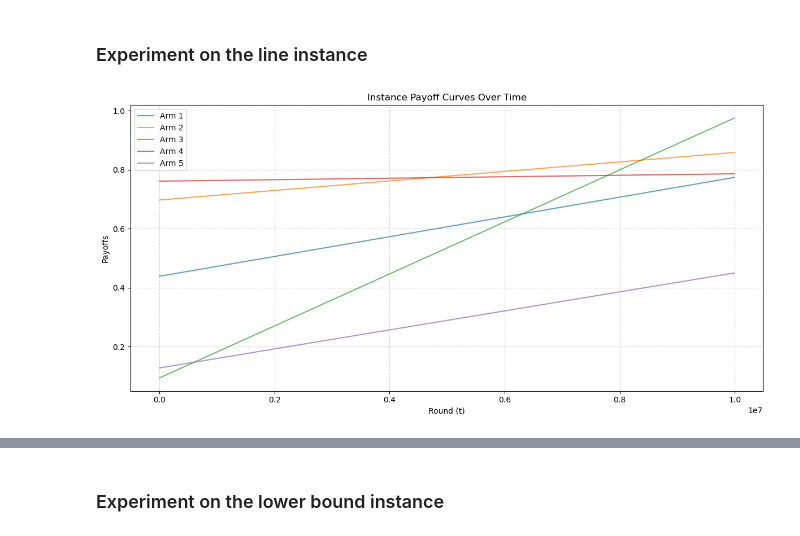
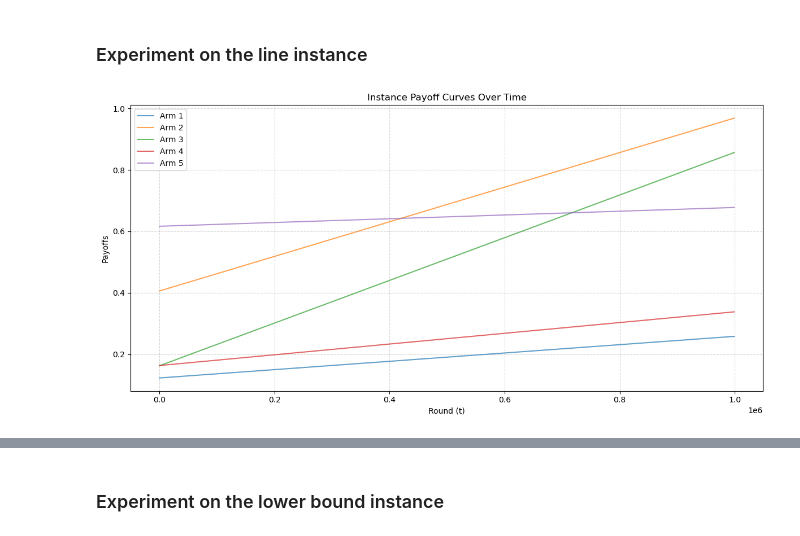
Before and after one commit to m1gwings/rcbealpha-experiments, a Jupyter notebook: bealpha-experiments.ipynb, the cells around one changed output, grey strips where cells are left out. Saved outputs shown, nothing was run; the diff lists cells and outputs as text; code cells hidden in the pictures.

```diff
--- a/bealpha-experiments.ipynb
+++ b/bealpha-experiments.ipynb
@@ -601,22 +601,22 @@ plot_comparison(results_stat_instance)
 ### Experiment on the line instance
 # %%
 K = 5
-T = 10000000
-SIGMA = 0.01
-N_RUNS = 2
-SEED = 42
+T = 1000000
+SIGMA = 0.1
+N_RUNS = 3
+SEED = 44
 
 random_agent = RandomAgent(K=K, seed=SEED)
 bealpha_agent = BEAlphaAgent(K=K, alpha=8/3, sigma=SIGMA)
 rexpr3_agent = Rexp3Agent(K=K, delta=Rexp3Agent.tune_delta(T, K, K), gamma=Rexp3Agent.tune_gamma(T, K, K), seed=SEED)
-rlessucb_agent = RLessUCBAgent(K=K, epsilon=0.01, alpha=2.1, sigma=SIGMA)
+rlessucb_agent = RLessUCBAgent(K=K, epsilon=0.25, alpha=2.1, sigma=SIGMA)
 ucb1_agent = UCB1Agent(K=K, sigma=SIGMA)
 agents = [random_agent, bealpha_agent, rexpr3_agent, rlessucb_agent, ucb1_agent]
 
 instance = LineInstance(K=K, T=T, seed=SEED)
 plot_instance(instance, T)
 # %% [output]
-[figure, old version]
+[figure, new version]
 # %%
 results_line_instance = compare_agents(T=T, agents=agents, instance=instance, sigma=SIGMA, n_runs=N_RUNS, seed=SEED)
 # %%
```
Also changed, not shown: parts of 3 cells of this notebook.
